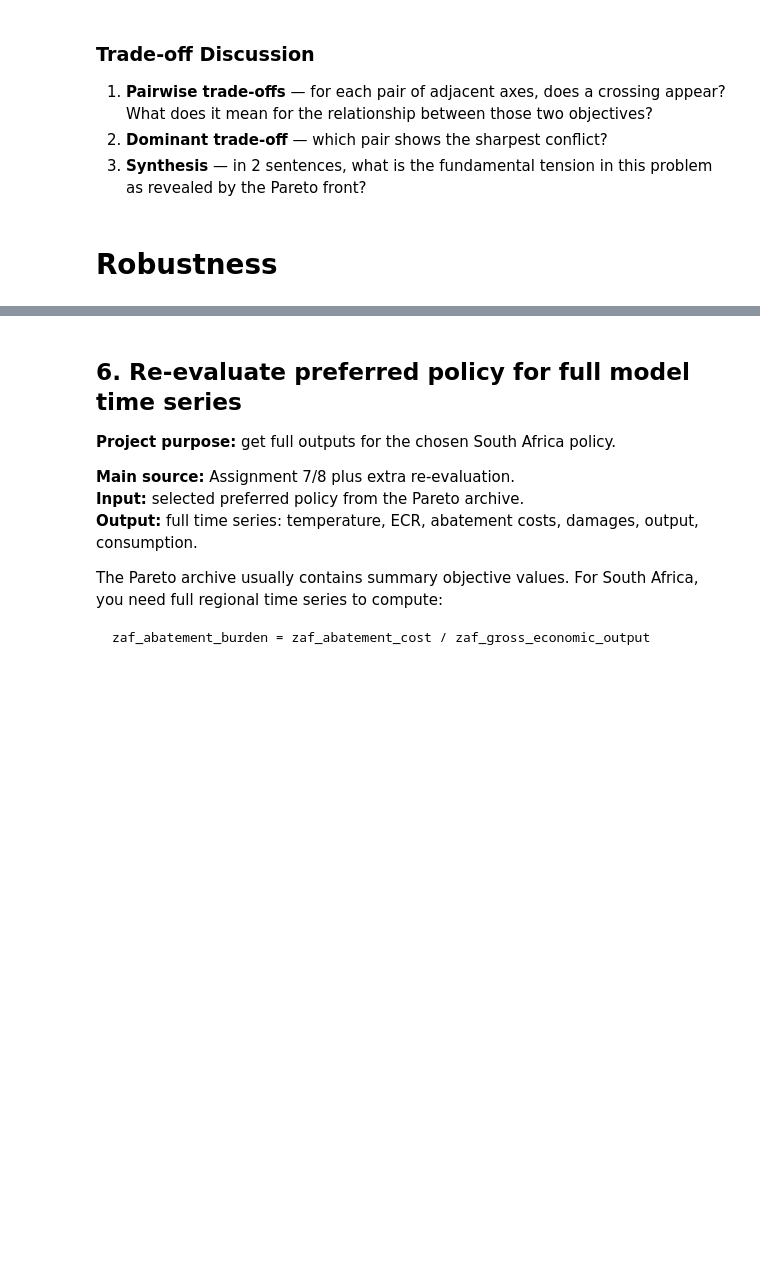
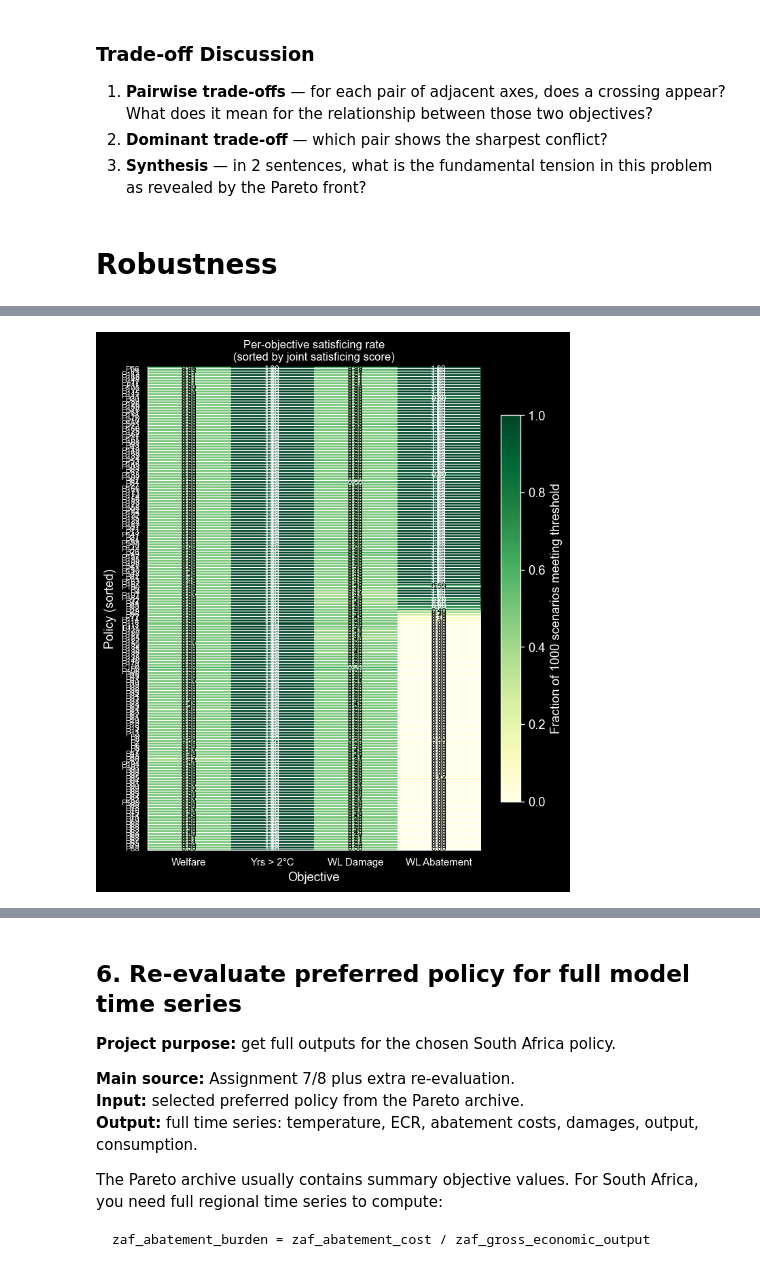
Before and after one commit to juliusrupert/epa141a, a Jupyter notebook: A- Project G15/projectwithallsteps_cleaned.ipynb, the cells around one changed output, grey strips where cells are left out. Saved outputs shown, nothing was run; the diff lists cells and outputs as text; code cells hidden in the pictures; blank space fills up the shorter version.

Commit message:
niewe notebook

```diff
--- a/A- Project G15/projectwithallsteps_cleaned.ipynb
+++ b/A- Project G15/projectwithallsteps_cleaned.ipynb
@@ -81,7 +81,7 @@ START_YEAR = 2015
 END_YEAR = 2300
 TIMESTEP = 1
 DATA_TIMESTEP = 5
-
+SMALL_NUMBER = 1e-9
 # We get the exact region list from JUSTICE. This is light compared with full optimisation.
 JUSTICE.hard_reset()
 _model_probe = JUSTICE(
@@ -969,19 +969,34 @@ if not csv_paths:
 
 # nfe_groups[nfe][seed] = DataFrame
 nfe_groups = {}
+
 for path in csv_paths:
     dir_name = os.path.basename(os.path.dirname(path))
     parts    = dir_name.split("_")
+
     try:
         nfe  = int(parts[-2])
         seed = int(parts[-1])
     except (ValueError, IndexError):
         seed = int(os.path.basename(path).replace("pareto_front_", "").replace(".csv", ""))
         nfe  = 0
+
     df = pd.read_csv(path)
+
+    # Keep only valid/non-penalty policies
     df = df[df["welfare"] < 1e5].reset_index(drop=True)
+
+    # Prevent zero radii/weights from old saved Pareto-front policies
+    radii_cols = [c for c in df.columns if c.startswith("radii")]
+    weights_cols = [c for c in df.columns if c.startswith("weights")]
+
+    if radii_cols:
+        df[radii_cols] = df[radii_cols].clip(lower=SMALL_NUMBER)
+
+    if weights_cols:
+        df[weights_cols] = df[weights_cols].clip(lower=SMALL_NUMBER)
+
     nfe_groups.setdefault(nfe, {})[seed] = df
-
 # ── Discover convergence archives — keyed by (nfe, seed) ─────────────────────
 archive_paths = sorted(glob.glob(
     os.path.join(RESULTS_DIR, "**", "PRIORITARIAN_*.tar.gz"), recursive=True
@@ -2353,0 +2339,62 @@ for rank, pi in enumerate(sorted_idx[:5]):
+# %%
+# ── VISUALISATION ─────────────────────────────────────────────────────────────
+
+# FIX 1: Haal het aantal policies dynamisch uit de resultaten
+N_POLICIES = results.shape[0]
+
+# FIX 2: Zorg dat de plots-map bestaat
+_PLOTS_DIR = "plots"
+os.makedirs(_PLOTS_DIR, exist_ok=True)
+
+# FIX 3: Rebron de oorspronkelijke thresholds array om de KeyError te voorkomen
+# (Aangezien 'thresholds' eerder in je notebook werd overschreven door een dict)
+THRESHOLD_PERCENTILES = [50, 25, 50, 50]
+flat = results.reshape(-1, results.shape[-1])
+thresholds_arr = np.array([
+    np.nanpercentile(flat[:, i], THRESHOLD_PERCENTILES[i])
+    for i in range(results.shape[-1])
+])
+
+
+def _draw_heatmap(ax, data, cmap, vmin, vmax, row_labels, col_labels, title, cbar_label):
+    """imshow-based heatmap (avoids seaborn/matplotlib 3.14 deepcopy incompatibility)."""
+    im = ax.imshow(data, aspect="auto", cmap=cmap, vmin=vmin, vmax=vmax,
+                   interpolation="nearest")
+    ax.set_xticks(range(len(col_labels)))
+    ax.set_xticklabels(col_labels, fontsize=9)
+    ax.set_yticks(range(len(row_labels)))
+    ax.set_yticklabels(row_labels, fontsize=7)
+    for i in range(data.shape[0]):
+        for j in range(data.shape[1]):
+            v = data[i, j]
+            tc = "white" if v > (vmax - vmin) * 0.6 + vmin else "black"
+            ax.text(j, i, f"{v:.2f}", ha="center", va="center", fontsize=7, color=tc)
+    plt.colorbar(im, ax=ax, label=cbar_label, shrink=0.8)
+    ax.set_title(title, fontsize=10)
+
+
+# ── Figure 1: Satisficing heatmap ─────────────────────────────────────────────
+# We gebruiken nu 'thresholds_arr' om de matrix-vergelijking correct uit te voeren
+per_obj_sat = np.nanmean(
+    results <= thresholds_arr[np.newaxis, np.newaxis, :], axis=1
+)  # shape (n_policies, n_objectives)
+
+# Sort policies by joint satisficing score (descending)
+sat_order = np.argsort(-sat_score)
+
+fig, ax = plt.subplots(figsize=(6, 7))
+_draw_heatmap(
+    ax, per_obj_sat[sat_order], "YlGn", 0, 1,
+    [f"P{sat_order[i]}" for i in range(N_POLICIES)], OBJ_LABELS,
+    "Per-objective satisficing rate\n(sorted by joint satisficing score)",
+    f"Fraction of {results.shape[1]} scenarios meeting threshold", # Toont nu dynamisch 50 of 1000 scenario's
+)
+ax.set_xlabel("Objective")
+ax.set_ylabel("Policy (sorted)")
+plt.tight_layout()
+display(fig)
+plt.savefig(os.path.join(_PLOTS_DIR, "a07_satisficing_heatmap.png"), dpi=150, bbox_inches="tight")
+plt.close(fig)
+print("Figure saved: plots/a07_satisficing_heatmap.png")
+# %% [output]
+[figure, added]
```
Also changed, not shown: parts of 16 cells of this notebook.
